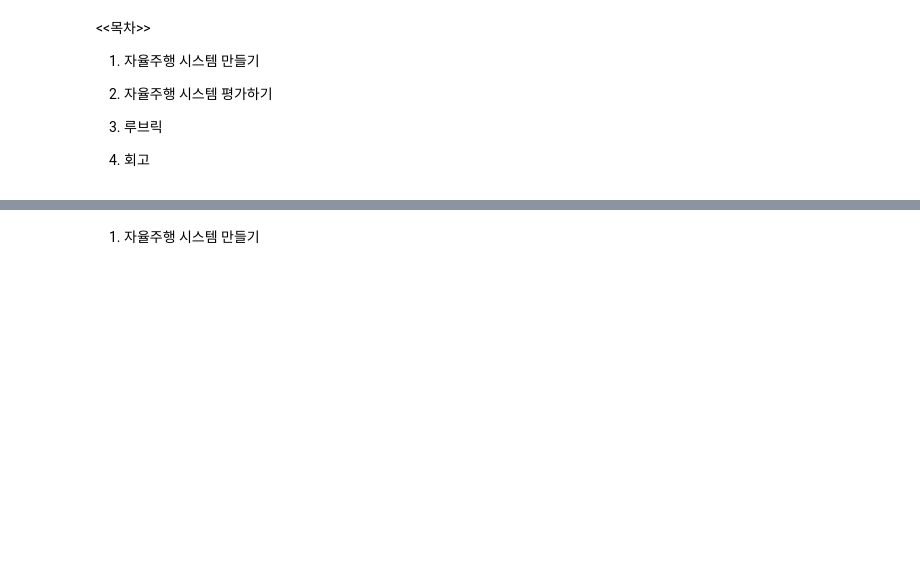
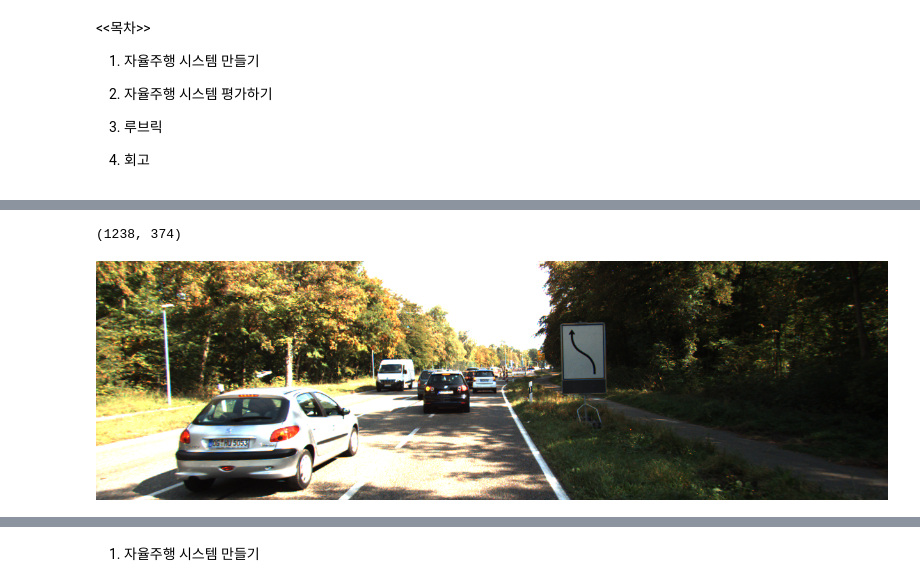
Before and after one commit to F100d4U/GDCV, a Jupyter notebook: [GDCV06]Autopilot.ipynb, the cells around one changed output, grey strips where cells are left out. Drawn from its saved outputs; the diff is of its cells as text; code cells hidden in the pictures; blank space fills up the shorter version.

```diff
--- a/[GDCV06]Autopilot.ipynb
+++ b/[GDCV06]Autopilot.ipynb
@@ -12,0 +131,12 @@
+# %%
+sample = ds_train.take(1)
+
+for example in sample:
+    print('------Example------')
+    print(list(example.keys()))  # ['image', 'image/file_name', 'objects']
+    image = example["image"]
+    filename = example["image/file_name"].numpy().decode('utf-8')
+    objects = example["objects"]
+
+print('------objects------')
+print(objects)
@@ -12,0 +163,7 @@
+# %%
+img = Image.fromarray(image.numpy())
+print(img.size)
+img
+# %% [output]
+(1238, 374)
+[figure, added]
```
Also changed, not shown: parts of 52 cells of this notebook.
